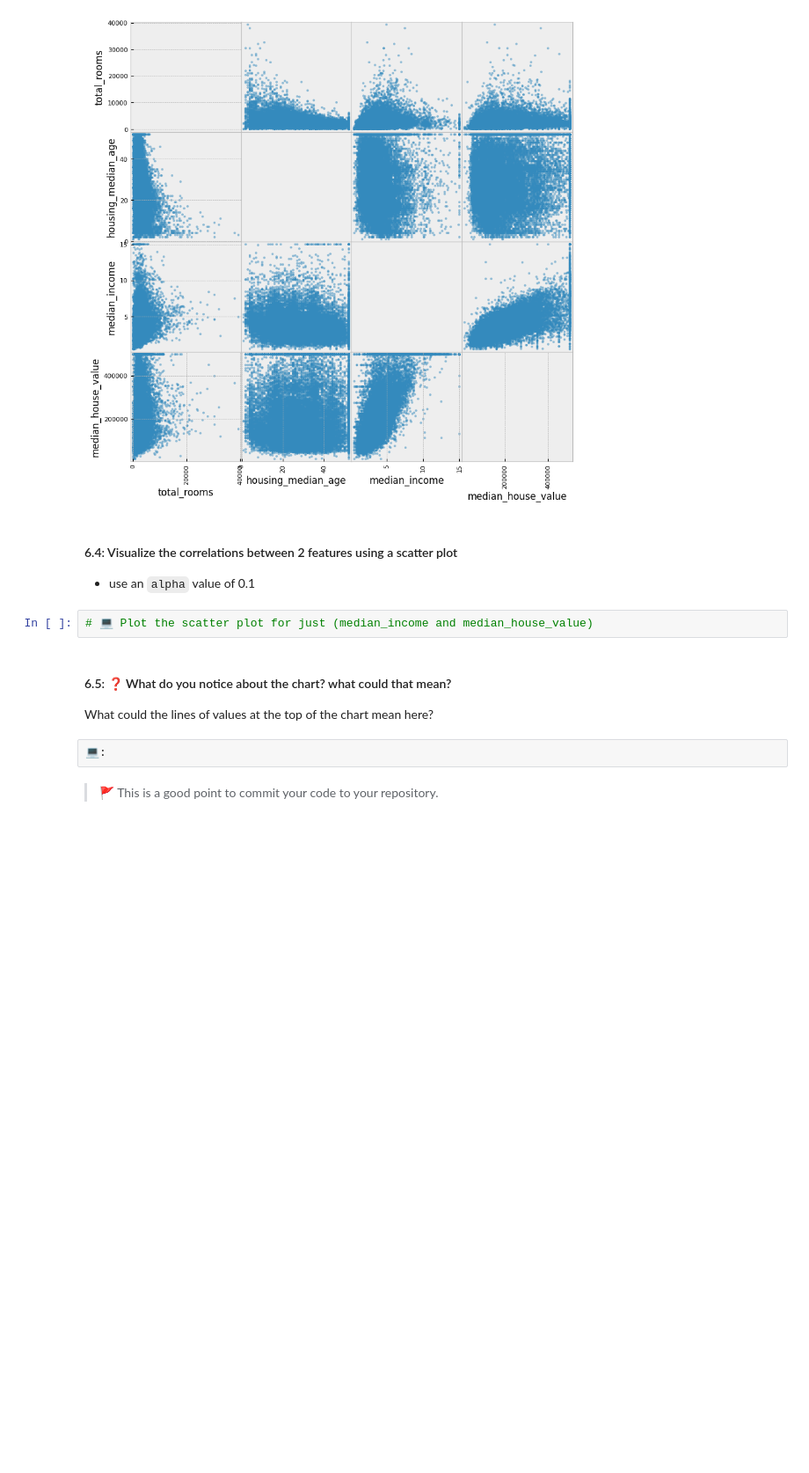
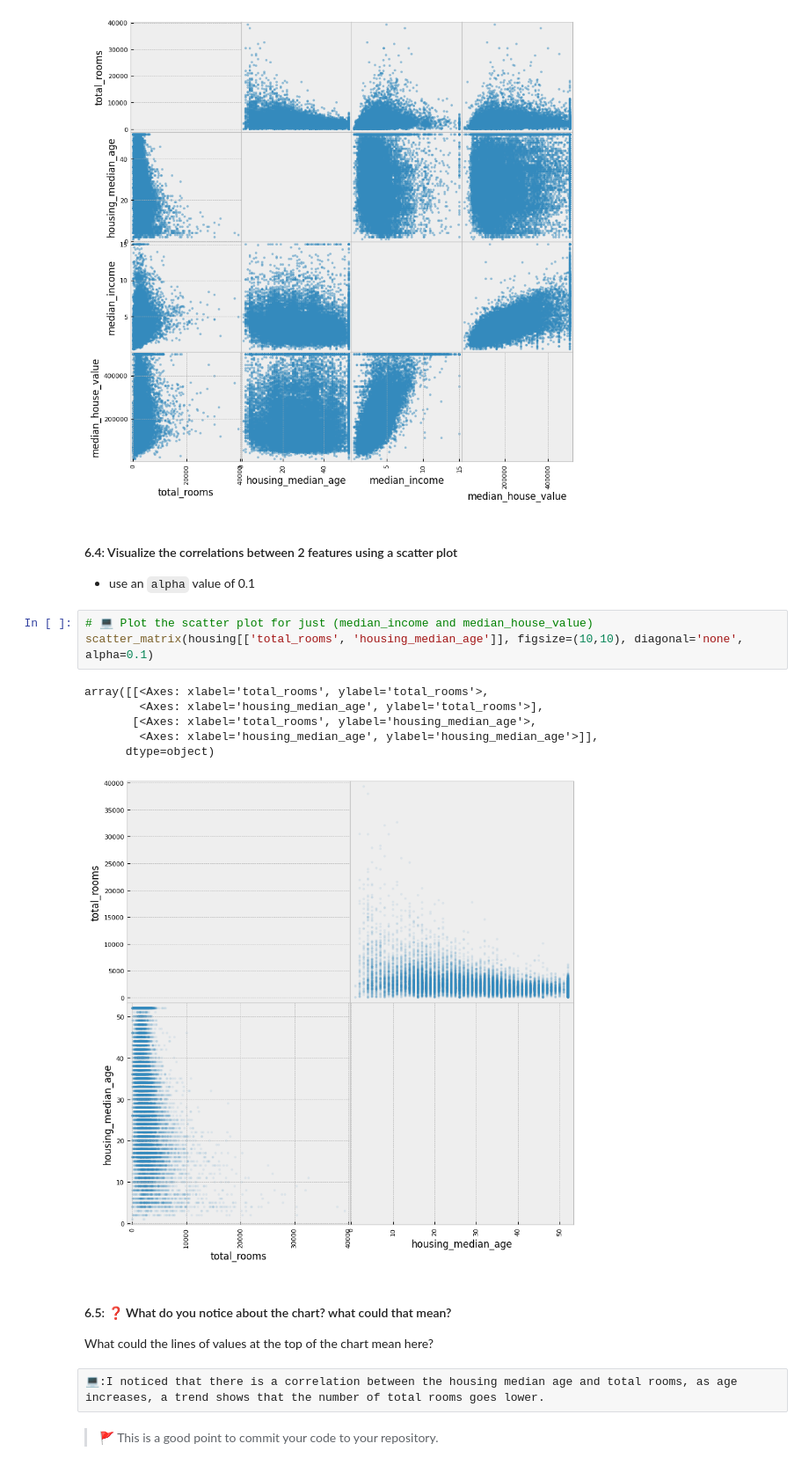
Before and after one commit to IT4063-Spring2025/eda-assignment-oyekunmo, a Jupyter notebook: notebook.ipynb, the cells around one changed output. Shown at 88% size. Saved outputs shown, nothing was run; the diff lists cells and outputs as text; blank space fills up the shorter version.

Commit message:
6.5 question (what do I notice about the chart)

```diff
--- a/notebook.ipynb
+++ b/notebook.ipynb
@@ -330,11 +330,19 @@ array([[<Axes: xlabel='total_rooms', ylabel='total_rooms'>,
 - use an `alpha` value of 0.1
 # %%
 # 💻 Plot the scatter plot for just (median_income and median_house_value)
+scatter_matrix(housing[['total_rooms', 'housing_median_age']], figsize=(10,10), diagonal='none', alpha=0.1)
+# %% [output]
+array([[<Axes: xlabel='total_rooms', ylabel='total_rooms'>,
+        <Axes: xlabel='housing_median_age', ylabel='total_rooms'>],
+       [<Axes: xlabel='total_rooms', ylabel='housing_median_age'>,
+        <Axes: xlabel='housing_median_age', ylabel='housing_median_age'>]],
+      dtype=object)
+[figure, added]
 # %% [markdown]
 #### 6.5: ❓ What do you notice about the chart? what could that mean?
 What could the lines of values at the top of the chart mean here?
-# %% [raw]
-💻:
+# %% [raw]
+💻:I noticed that there is a correlation between the housing median age and total rooms, as age increases, a trend shows that the number of total rooms goes lower.
 # %% [markdown]
 > 🚩 This is a good point to commit your code to your repository.
 # %% [markdown]
```
